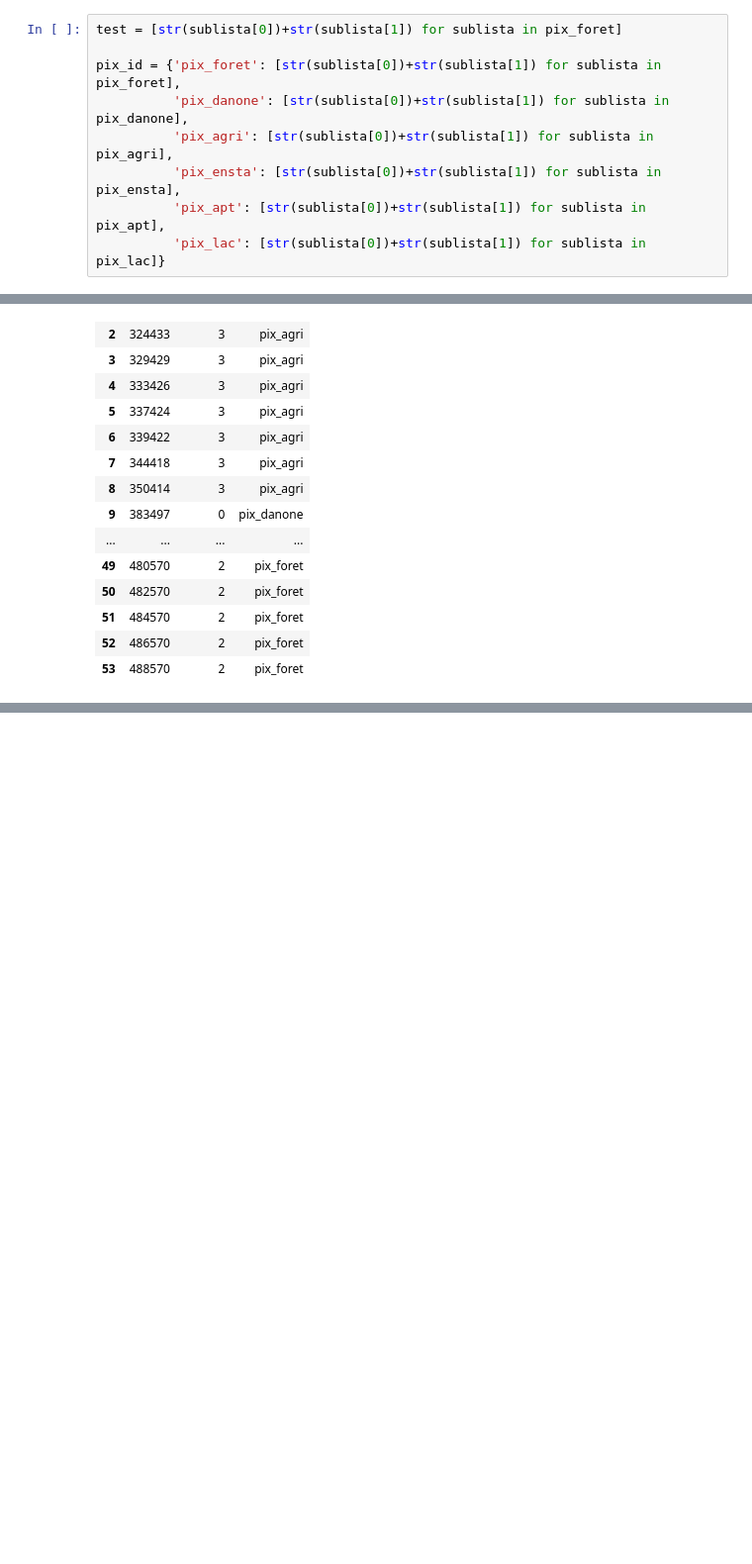
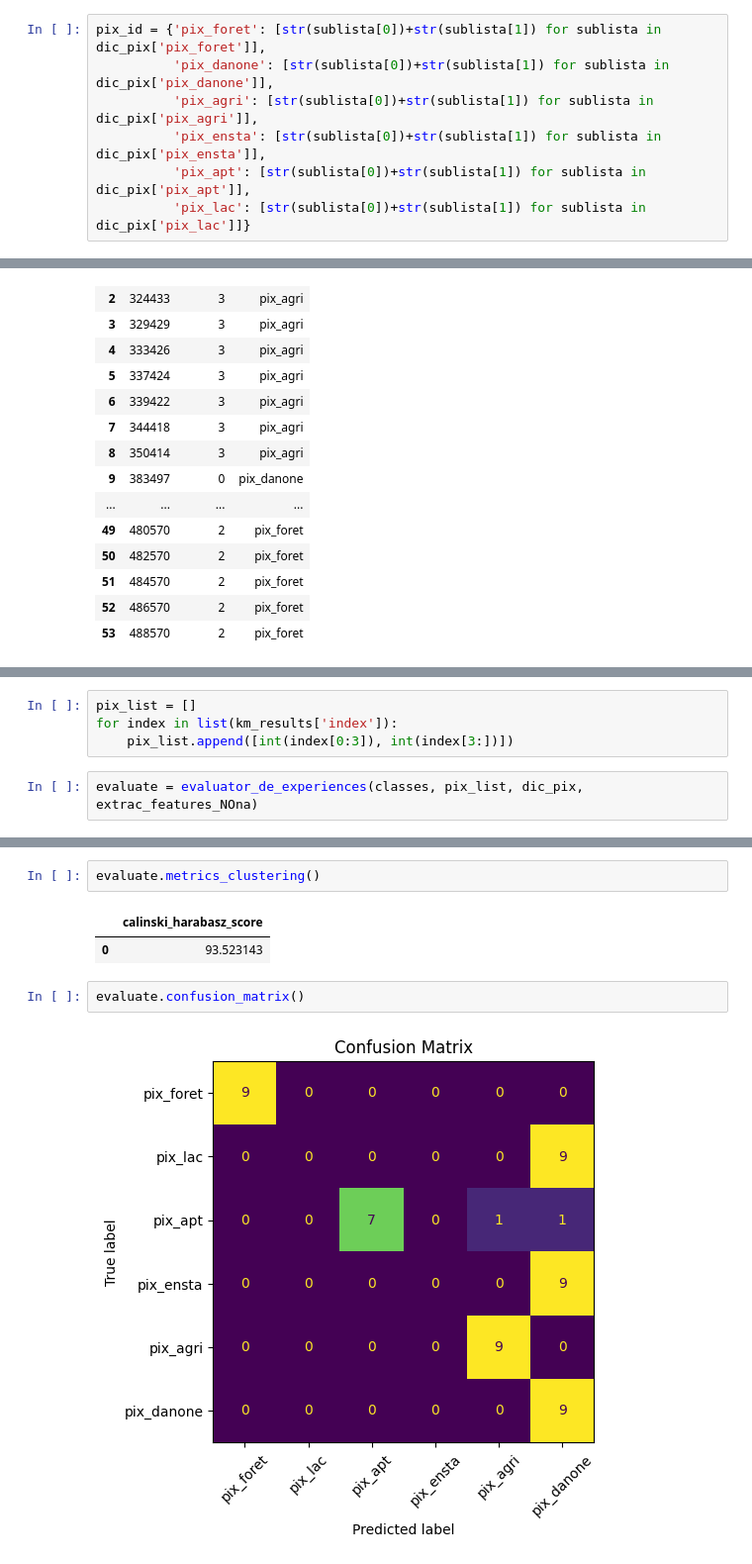
Before and after one commit to Projet-fil-rouge-IODAA/FilRouge_territoires, a Jupyter notebook: scripts/scripts_python/tsfresh_analysis.ipynb, the cells around one changed output, grey strips where cells are left out. Shown: that part at 99% size. Drawn from its saved outputs; the diff is of its cells as text; blank space fills up the shorter version.

```diff
--- a/scripts/scripts_python/tsfresh_analysis.ipynb
+++ b/scripts/scripts_python/tsfresh_analysis.ipynb
@@ -154,14 +154,12 @@ km_results.head()
 | 3 | 329429 | 3 |
 | 4 | 333426 | 3 |
 # %%
-test = [str(sublista[0])+str(sublista[1]) for sublista in pix_foret]
-
-pix_id = {'pix_foret': [str(sublista[0])+str(sublista[1]) for sublista in pix_foret],
-          'pix_danone': [str(sublista[0])+str(sublista[1]) for sublista in pix_danone],
-          'pix_agri': [str(sublista[0])+str(sublista[1]) for sublista in pix_agri],
-          'pix_ensta': [str(sublista[0])+str(sublista[1]) for sublista in pix_ensta],
-          'pix_apt': [str(sublista[0])+str(sublista[1]) for sublista in pix_apt],
-          'pix_lac': [str(sublista[0])+str(sublista[1]) for sublista in pix_lac]}
+pix_id = {'pix_foret': [str(sublista[0])+str(sublista[1]) for sublista in dic_pix['pix_foret']],
+          'pix_danone': [str(sublista[0])+str(sublista[1]) for sublista in dic_pix['pix_danone']],
+          'pix_agri': [str(sublista[0])+str(sublista[1]) for sublista in dic_pix['pix_agri']],
+          'pix_ensta': [str(sublista[0])+str(sublista[1]) for sublista in dic_pix['pix_ensta']],
+          'pix_apt': [str(sublista[0])+str(sublista[1]) for sublista in dic_pix['pix_apt']],
+          'pix_lac': [str(sublista[0])+str(sublista[1]) for sublista in dic_pix['pix_lac']]}
 # %%
 lista = []
 for row in km_results.iterrows():
@@ -191,0 +192,6 @@ km_results
+# %%
+pix_list = []
+for index in list(km_results['index']):
+    pix_list.append([int(index[0:3]), int(index[3:])])
+# %%
+evaluate = evaluator_de_experiences(classes, pix_list, dic_pix, extrac_features_NOna)
@@ -191,0 +218,9 @@ km_results
+# %%
+evaluate.metrics_clustering()
+# %% [output]
+|  | calinski_harabasz_score |
+| 0 | 93.523143 |
+# %%
+evaluate.confusion_matrix()
+# %% [output]
+[figure, added]
```
Also changed, not shown: parts of 30 cells of this notebook.
